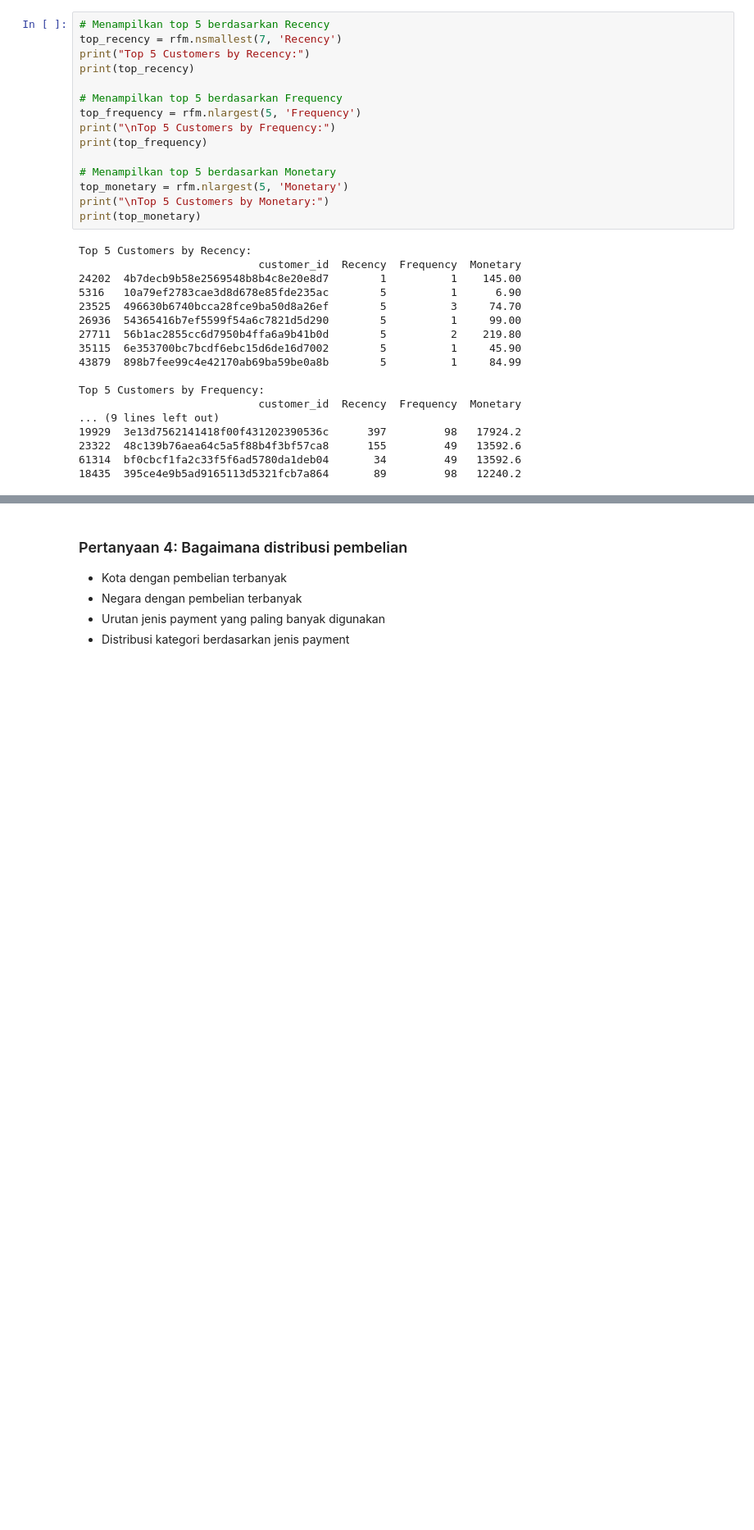
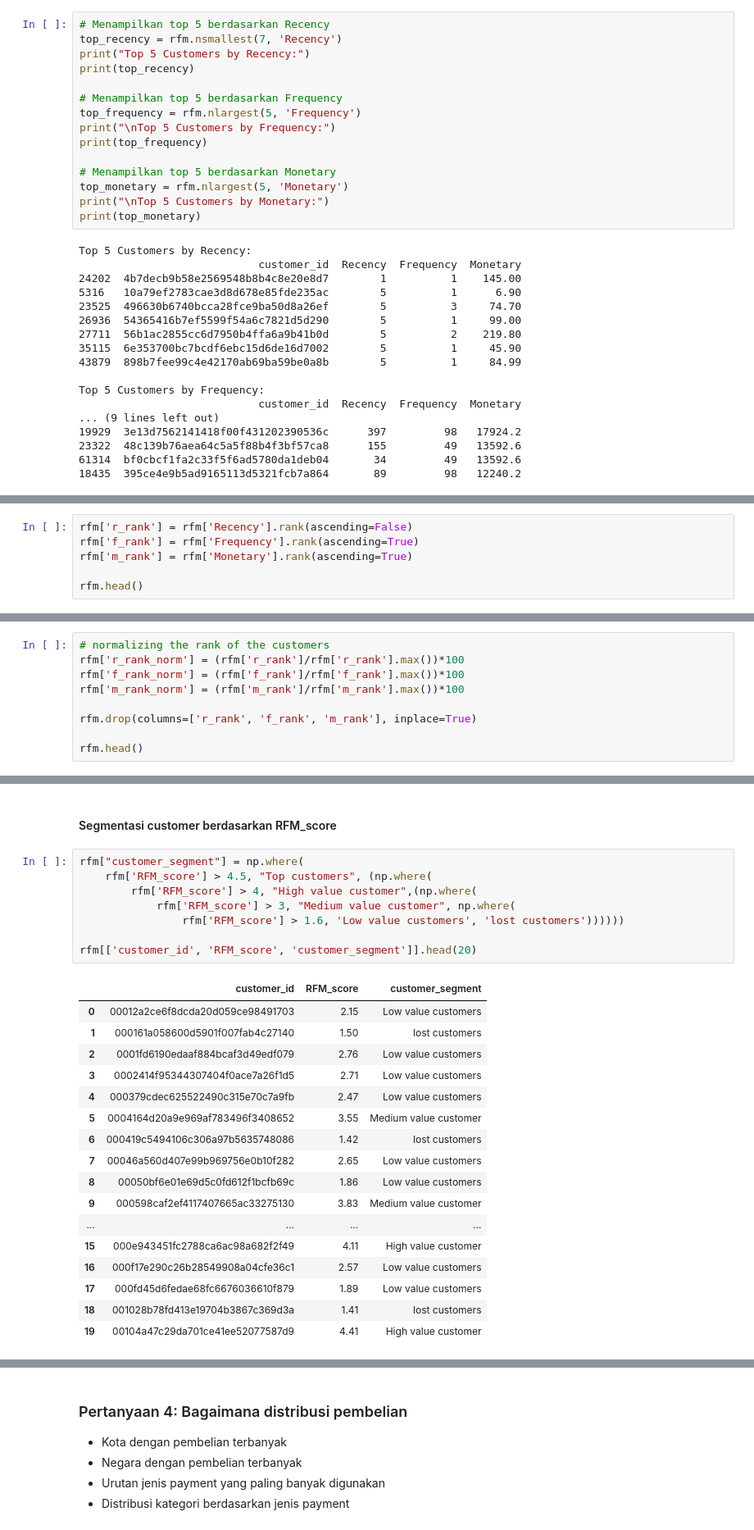
Before and after one commit to DzqKyy/Dashboard-Ecommerce, a Jupyter notebook: notebook.ipynb, the cells around one changed output, grey strips where cells are left out. Shown at 82% size. Cells and saved outputs as stored; diff of their text form; blank space fills up the shorter version.

```diff
--- a/notebook.ipynb
+++ b/notebook.ipynb
@@ -1487,0 +1492,6 @@ Passing `palette` without assigning `hue` is deprecated and will be removed in v
+# %%
+rfm['r_rank'] = rfm['Recency'].rank(ascending=False)
+rfm['f_rank'] = rfm['Frequency'].rank(ascending=True)
+rfm['m_rank'] = rfm['Monetary'].rank(ascending=True)
+
+rfm.head()
@@ -1487,0 +1505,9 @@ Passing `palette` without assigning `hue` is deprecated and will be removed in v
+# %%
+# normalizing the rank of the customers
+rfm['r_rank_norm'] = (rfm['r_rank']/rfm['r_rank'].max())*100
+rfm['f_rank_norm'] = (rfm['f_rank']/rfm['f_rank'].max())*100
+rfm['m_rank_norm'] = (rfm['m_rank']/rfm['m_rank'].max())*100
+
+rfm.drop(columns=['r_rank', 'f_rank', 'm_rank'], inplace=True)
+
+rfm.head()
@@ -1487,0 +1536,28 @@ Passing `palette` without assigning `hue` is deprecated and will be removed in v
+# %% [markdown]
+#### Segmentasi customer berdasarkan RFM_score
+# %%
+rfm["customer_segment"] = np.where(
+    rfm['RFM_score'] > 4.5, "Top customers", (np.where(
+        rfm['RFM_score'] > 4, "High value customer",(np.where(
+            rfm['RFM_score'] > 3, "Medium value customer", np.where(
+                rfm['RFM_score'] > 1.6, 'Low value customers', 'lost customers'))))))
+
+rfm[['customer_id', 'RFM_score', 'customer_segment']].head(20)
+# %% [output]
+|  | customer_id | RFM_score | customer_segment |
+| 0 | 00012a2ce6f8dcda20d059ce98491703 | 2.15 | Low value customers |
+| 1 | 000161a058600d5901f007fab4c27140 | 1.50 | lost customers |
+| 2 | 0001fd6190edaaf884bcaf3d49edf079 | 2.76 | Low value customers |
+| 3 | 0002414f95344307404f0ace7a26f1d5 | 2.71 | Low value customers |
+| 4 | 000379cdec625522490c315e70c7a9fb | 2.47 | Low value customers |
+| 5 | 0004164d20a9e969af783496f3408652 | 3.55 | Medium value customer |
+| 6 | 000419c5494106c306a97b5635748086 | 1.42 | lost customers |
+| 7 | 00046a560d407e99b969756e0b10f282 | 2.65 | Low value customers |
+| 8 | 00050bf6e01e69d5c0fd612f1bcfb69c | 1.86 | Low value customers |
+| 9 | 000598caf2ef4117407665ac33275130 | 3.83 | Medium value customer |
+| ... | ... | ... | ... |
+| 15 | 000e943451fc2788ca6ac98a682f2f49 | 4.11 | High value customer |
+| 16 | 000f17e290c26b28549908a04cfe36c1 | 2.57 | Low value customers |
+| 17 | 000fd45d6fedae68fc6676036610f879 | 1.89 | Low value customers |
+| 18 | 001028b78fd413e19704b3867c369d3a | 1.41 | lost customers |
+| 19 | 00104a47c29da701ce41ee52077587d9 | 4.41 | High value customer |
```
Also changed, not shown: parts of 18 cells of this notebook, 2 other files.
